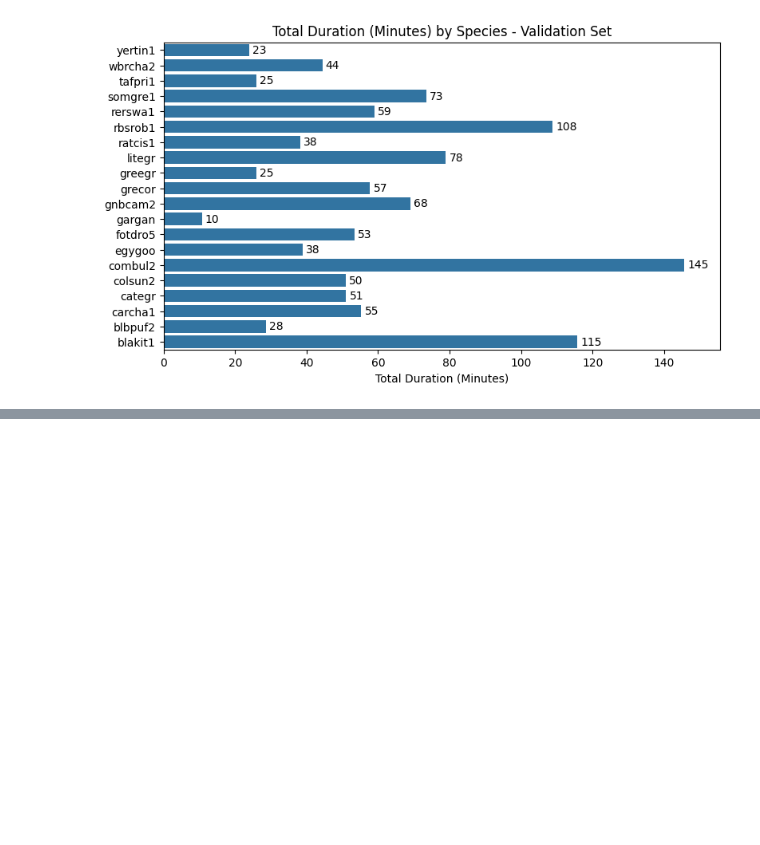
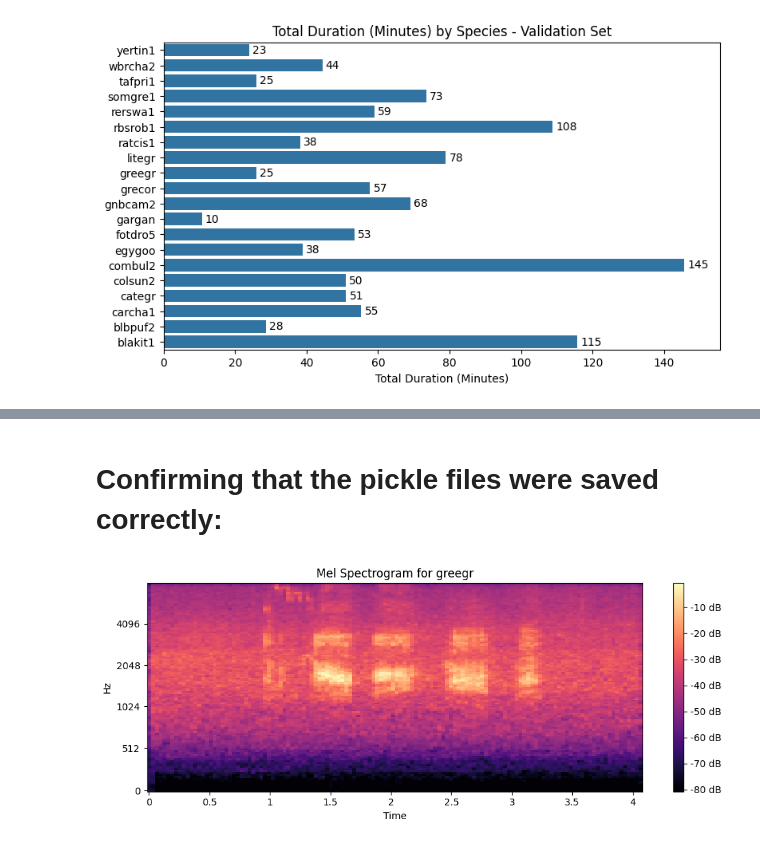
Before and after one commit to Thato-Mot/Final-Version-Of-Bird-Classification-Project, a Jupyter notebook: Stage-1/stage-1-train-val-split.ipynb, the cells around one changed output, grey strips where cells are left out. Drawn from its saved outputs; the diff is of its cells as text; code cells hidden in the pictures; blank space fills up the shorter version.

```diff
--- a/Stage-1/stage-1-train-val-split.ipynb
+++ b/Stage-1/stage-1-train-val-split.ipynb
@@ -196,0 +319,13 @@ merged_train.to_csv('C:/Users/thato/Documents/Final-Year-Project/Dataset/Project
+# %% [markdown]
+# Confirming that the pickle files were saved correctly:
+# %%
+with open(train_pkl_path, 'rb') as f:
+    train_mel_spectrograms = pickle.load(f)
+# %%
+train_keys = list(train_mel_spectrograms.keys())
+index = 9
+npy_file = train_keys[index]
+mel_spec, label = train_mel_spectrograms[npy_file]
+plot_mel_spectrogram(mel_spec, label)
+# %% [output]
+[figure, added]
```
Also changed, not shown: parts of 20 cells of this notebook, 1 other file.
